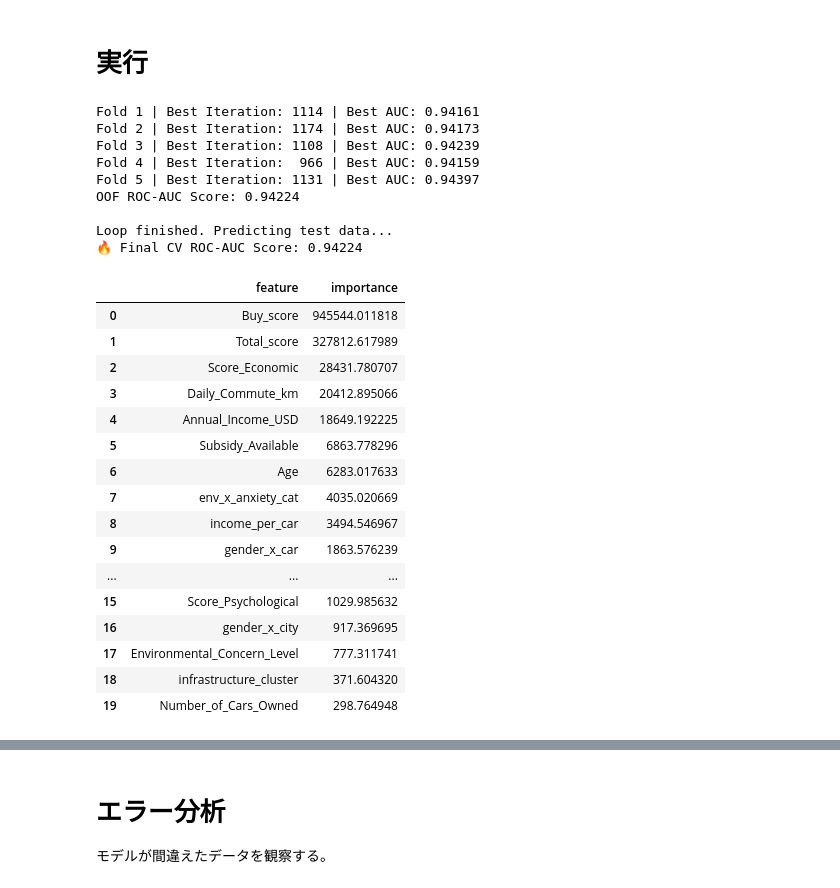
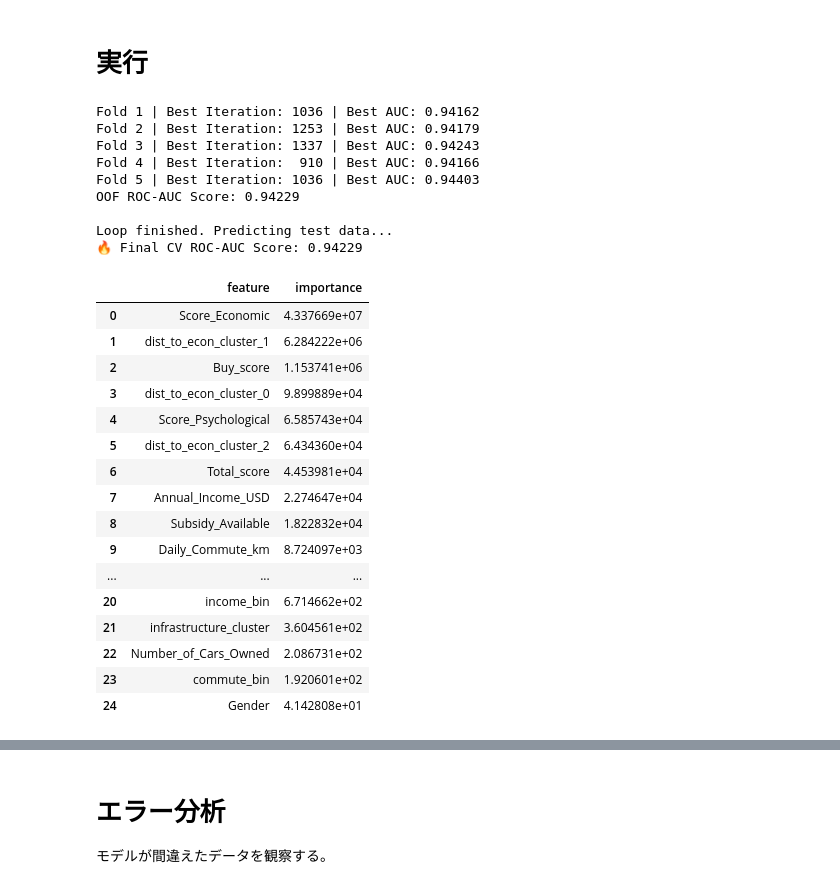
Before and after one commit to shoko-h-s/my_kaggle_solutions, a Jupyter notebook: eda-ev-purchases-japanese.ipynb, the cells around one changed output, grey strips where cells are left out. Cells and saved outputs as stored; diff of their text form; code cells hidden in the pictures.

```diff
--- a/eda-ev-purchases-japanese.ipynb
+++ b/eda-ev-purchases-japanese.ipynb
@@ -887,8 +889,8 @@ X_test_scaled = scaler.transform(test[cluster_features])
 
 
 # 4. 指定したクラスタ数でクラスタリング実行
-n_clusters_chosen = 4
-kmeans = KMeans(n_clusters=n_clusters_chosen, random_state=0, n_init=10)
+k = 4
+kmeans = KMeans(n_clusters=k, random_state=0, n_init=10)
 
 train["infrastructure_cluster"] = kmeans.fit_predict(X_train_scaled)
 test["infrastructure_cluster"] = kmeans.predict(X_test_scaled)
@@ -904,0 +913,27 @@ test["infrastructure_cluster"] = test["infrastructure_cluster"].astype(
+# %%
+# 1. 経済系の特徴量を定義
+cluster_features = [
+    'Annual_Income_USD',
+    'Subsidy_Available_num',
+    'income_per_car',
+    'Score_Economic',
+]
+
+# 2. スケーリング（StandardScaler で標準化: KMeans に必須）
+scaler = StandardScaler()
+X_train_econ = scaler.fit_transform(train[cluster_features])
+X_test_econ = scaler.transform(test[cluster_features])
+
+# 3. KMeans を初期化して学習 (fit)
+k = 3
+kmeans_econ = KMeans(n_clusters=k, random_state=0, n_init=10)
+kmeans_econ.fit(X_train_econ)
+
+# 4. 各クラスタ中心点からの距離 (transform) を算出
+train_econ_dist = kmeans_econ.transform(X_train_econ)
+test_econ_dist = kmeans_econ.transform(X_test_econ)
+
+# 5. 連続値特徴量（dist_to_econ_cluster_0 ～ 2）として train/test に追加
+for i in range(k):
+    train[f"dist_to_econ_cluster_{i}"] = train_econ_dist[:, i]
+    test[f"dist_to_econ_cluster_{i}"] = test_econ_dist[:, i]
@@ -1039,54 +1107,54 @@ test_copy = test_copy.astype(type_mapping)
 pure_train = train_copy[features + ["Will_Buy_EV"]].copy()
 pure_test = test_copy[features].copy()
 
 
 # 4. 学習の実行（軽量化した pure_train / pure_test を投入）
 oof_train, y_preds, models = train_lgb(pure_train, pure_test, features)
 
 
 # 5. 正解ラベルの数値化と全体の OOF ROC-AUC スコアの計算
 y_true = (pure_train["Will_Buy_EV"] == "Yes").astype(int)
 cv_auc = roc_auc_score(y_true, oof_train)
 print(f"🔥 Final CV ROC-AUC Score: {cv_auc:.5f}\n")
 
 
 # 6. 特徴量重要度の可視化（表形式で出力）
 feature_importances = np.mean(
     [model.feature_importance(importance_type="gain") for model in models],
     axis=0,
 )
 
 importance_df = (
     pd.DataFrame({"feature": features, "importance": feature_importances})
     .sort_values("importance", ascending=False)
     .reset_index(drop=True)
 )
 
-display(importance_df.head(20))
+display(importance_df.head(30))
 # %% [output]
-Fold 1 | Best Iteration: 1114 | Best AUC: 0.94161
-Fold 2 | Best Iteration: 1174 | Best AUC: 0.94173
-Fold 3 | Best Iteration: 1108 | Best AUC: 0.94239
-Fold 4 | Best Iteration:  966 | Best AUC: 0.94159
-Fold 5 | Best Iteration: 1131 | Best AUC: 0.94397
-OOF ROC-AUC Score: 0.94224
+Fold 1 | Best Iteration: 1036 | Best AUC: 0.94162
+Fold 2 | Best Iteration: 1253 | Best AUC: 0.94179
+Fold 3 | Best Iteration: 1337 | Best AUC: 0.94243
+Fold 4 | Best Iteration:  910 | Best AUC: 0.94166
+Fold 5 | Best Iteration: 1036 | Best AUC: 0.94403
+OOF ROC-AUC Score: 0.94229
 
 Loop finished. Predicting test data...
-🔥 Final CV ROC-AUC Score: 0.94224
+🔥 Final CV ROC-AUC Score: 0.94229
 |  | feature | importance |
-| 0 | Buy_score | 945544.011818 |
-| 1 | Total_score | 327812.617989 |
-| 2 | Score_Economic | 28431.780707 |
-| 3 | Daily_Commute_km | 20412.895066 |
-| 4 | Annual_Income_USD | 18649.192225 |
-| 5 | Subsidy_Available | 6863.778296 |
-| 6 | Age | 6283.017633 |
-| 7 | env_x_anxiety_cat | 4035.020669 |
-| 8 | income_per_car | 3494.546967 |
-| 9 | gender_x_car | 1863.576239 |
+| 0 | Score_Economic | 4.337669e+07 |
+| 1 | dist_to_econ_cluster_1 | 6.284222e+06 |
+| 2 | Buy_score | 1.153741e+06 |
+| 3 | dist_to_econ_cluster_0 | 9.899889e+04 |
+| 4 | Score_Psychological | 6.585743e+04 |
+| 5 | dist_to_econ_cluster_2 | 6.434360e+04 |
+| 6 | Total_score | 4.453981e+04 |
+| 7 | Annual_Income_USD | 2.274647e+04 |
+| 8 | Subsidy_Available | 1.822832e+04 |
+| 9 | Daily_Commute_km | 8.724097e+03 |
 | ... | ... | ... |
-| 15 | Score_Psychological | 1029.985632 |
-| 16 | gender_x_city | 917.369695 |
-| 17 | Environmental_Concern_Level | 777.311741 |
-| 18 | infrastructure_cluster | 371.604320 |
-| 19 | Number_of_Cars_Owned | 298.764948 |
+| 20 | income_bin | 6.714662e+02 |
+| 21 | infrastructure_cluster | 3.604561e+02 |
+| 22 | Number_of_Cars_Owned | 2.086731e+02 |
+| 23 | commute_bin | 1.920601e+02 |
+| 24 | Gender | 4.142808e+01 |
```
Also changed, not shown: parts of 14 cells of this notebook.
